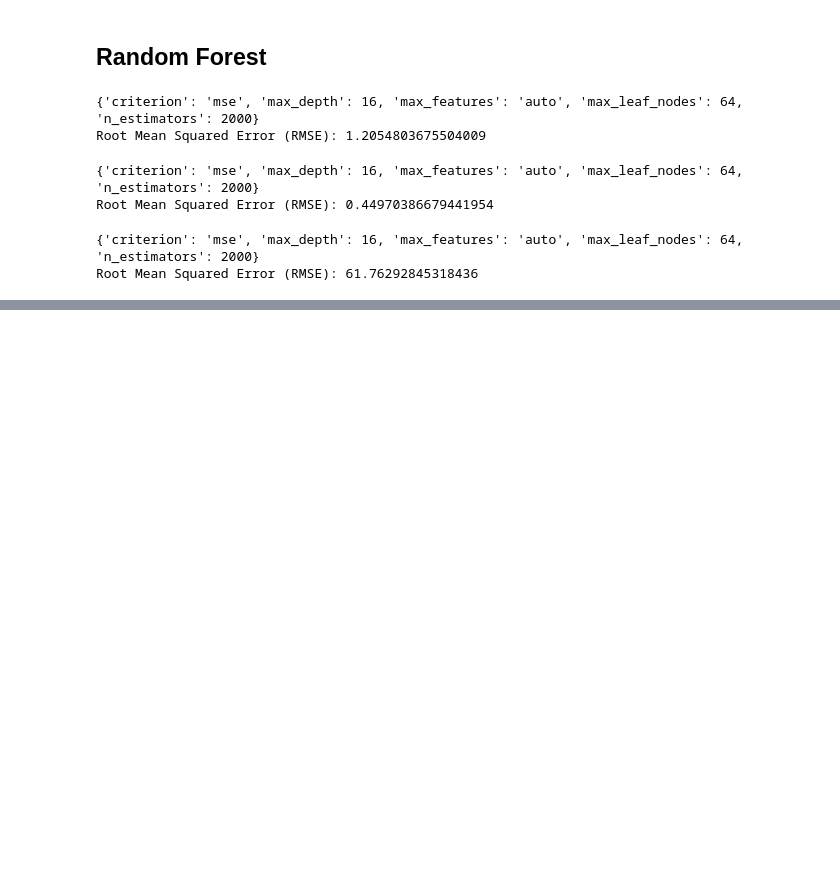
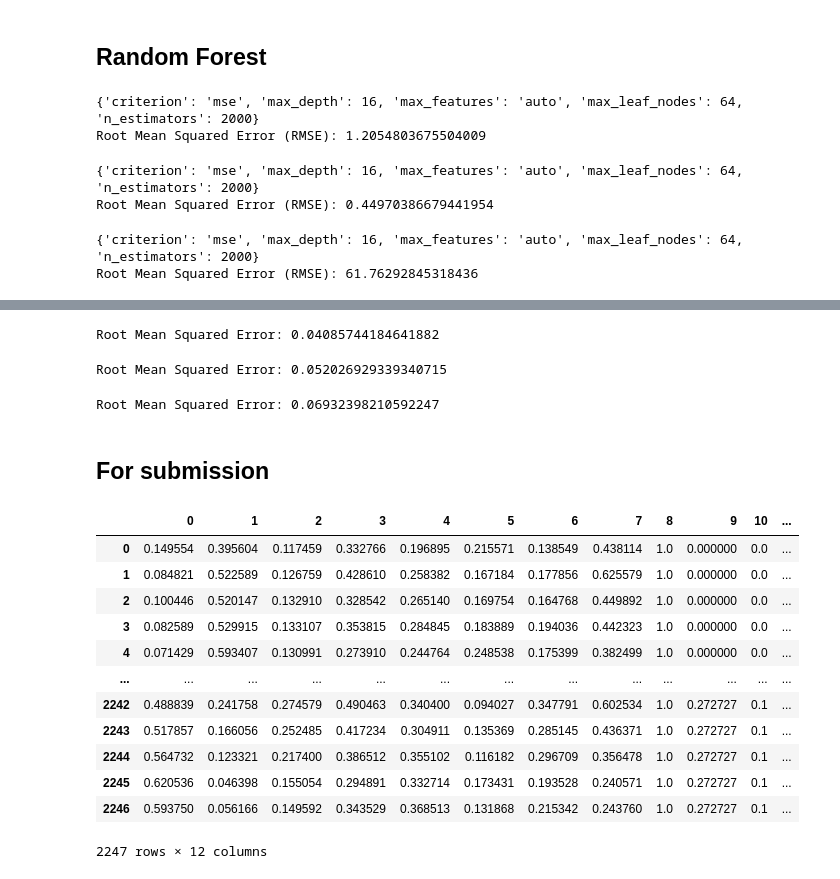
Before and after one commit to leejaeka/kaggle-playground-series, a Jupyter notebook: July-2021/notebook/exploration1.ipynb, the cells around one changed output, grey strips where cells are left out. Drawn from its saved outputs; the diff is of its cells as text; code cells hidden in the pictures; blank space fills up the shorter version.

Commit message:
linear SVM seem to not work too well

```diff
--- a/July-2021/notebook/exploration1.ipynb
+++ b/July-2021/notebook/exploration1.ipynb
@@ -181,0 +192,23 @@ submission.to_csv('../submission.csv', index=False)
+# %%
+# df.date_time = pd.to_datetime(df.date_time)
+# df['year'] = pd.DatetimeIndex(df['date_time']).year
+# df['month'] = pd.DatetimeIndex(df['date_time']).month
+# df['day'] = pd.DatetimeIndex(df['date_time']).day
+# df['hour'] = pd.DatetimeIndex(df['date_time']).hour
+min_max_scaler_benzene = preprocessing.MinMaxScaler()
+min_max_scaler_carbon = preprocessing.MinMaxScaler()
+min_max_scaler_nitrogen = preprocessing.MinMaxScaler()
+benzene = pd.Series(min_max_scaler_benzene.fit_transform(pd.DataFrame(df.target_benzene))[:,0])
+carbon = pd.Series(min_max_scaler_carbon.fit_transform(pd.DataFrame(df.target_carbon_monoxide))[:,0])
+nitrogen = pd.Series(min_max_scaler_nitrogen.fit_transform(pd.DataFrame(df.target_nitrogen_oxides))[:,0])
+
+X = df.drop(['target_benzene', 'target_carbon_monoxide', 'target_nitrogen_oxides'], axis=1)
+min_max_scaler1 = preprocessing.MinMaxScaler()
+X = pd.DataFrame(min_max_scaler1.fit_transform(X))
+X_train, X_test, y_train, y_test = train_test_split(X, benzene, test_size=0.1, random_state=27)
+
+# min_max_scaler1 = preprocessing.MinMaxScaler()
+# X_train = pd.DataFrame(min_max_scaler1.fit_transform(X_train))
+# X_test = pd.DataFrame(min_max_scaler1.fit_transform(X_test))
+# y_train = min_max_scaler1.fit_transform(pd.DataFrame(y_train))[:,0]
+# y_test = min_max_scaler1.fit_transform(pd.DataFrame(y_test))[:,0]
@@ -181,0 +228,52 @@ submission.to_csv('../submission.csv', index=False)
+# %%
+svm_lin_reg1 = SVR(kernel="linear", C=100, epsilon=0.1)
+svm_lin_reg1.fit(X_train, y_train)
+y_pred1 = svm_lin_reg1.predict(X_test)
+print('Root Mean Squared Error:', np.sqrt(metrics.mean_squared_error(y_test, y_pred1)))
+# %% [output]
+Root Mean Squared Error: 0.04085744184641882
+# %%
+X_train, X_test, y_train, y_test = train_test_split(X, carbon, test_size=0.1, random_state=27)
+
+svm_lin_reg2 = SVR(kernel="linear", C=100, epsilon=0.1)
+svm_lin_reg2.fit(X_train, y_train)
+y_pred2 = svm_lin_reg2.predict(X_test)
+print('Root Mean Squared Error:', np.sqrt(metrics.mean_squared_error(y_test, y_pred2)))
+# %% [output]
+Root Mean Squared Error: 0.052026929339340715
+# %%
+X_train, X_test, y_train, y_test = train_test_split(X, nitrogen, test_size=0.1, random_state=27)
+
+svm_lin_reg3 = SVR(kernel="linear", C=100, epsilon=0.1)
+svm_lin_reg3.fit(X_train, y_train)
+y_pred3 = svm_lin_reg3.predict(X_test)
+print('Root Mean Squared Error:', np.sqrt(metrics.mean_squared_error(y_test, y_pred3)))
+# %% [output]
+Root Mean Squared Error: 0.06932398210592247
+# %% [markdown]
+## For submission
+# %%
+test = pd.read_csv('../data/test.csv')
+test.date_time = pd.to_datetime(test.date_time)
+test['year'] = pd.DatetimeIndex(test['date_time']).year
+test['month'] = pd.DatetimeIndex(test['date_time']).month
+test['day'] = pd.DatetimeIndex(test['date_time']).day
+test['hour'] = pd.DatetimeIndex(test['date_time']).hour
+test = test.drop('date_time', axis=1)
+
+test1 = pd.DataFrame(min_max_scaler1.transform(test))
+test1
+# %% [output]
+|  | 0 | 1 | 2 | 3 | 4 | 5 | 6 | 7 | 8 | 9 | 10 | ... |
+| 0 | 0.149554 | 0.395604 | 0.117459 | 0.332766 | 0.196895 | 0.215571 | 0.138549 | 0.438114 | 1.0 | 0.000000 | 0.0 | ... |
+| 1 | 0.084821 | 0.522589 | 0.126759 | 0.428610 | 0.258382 | 0.167184 | 0.177856 | 0.625579 | 1.0 | 0.000000 | 0.0 | ... |
+| 2 | 0.100446 | 0.520147 | 0.132910 | 0.328542 | 0.265140 | 0.169754 | 0.164768 | 0.449892 | 1.0 | 0.000000 | 0.0 | ... |
+| 3 | 0.082589 | 0.529915 | 0.133107 | 0.353815 | 0.284845 | 0.183889 | 0.194036 | 0.442323 | 1.0 | 0.000000 | 0.0 | ... |
+| 4 | 0.071429 | 0.593407 | 0.130991 | 0.273910 | 0.244764 | 0.248538 | 0.175399 | 0.382499 | 1.0 | 0.000000 | 0.0 | ... |
+| ... | ... | ... | ... | ... | ... | ... | ... | ... | ... | ... | ... | ... |
+| 2242 | 0.488839 | 0.241758 | 0.274579 | 0.490463 | 0.340400 | 0.094027 | 0.347791 | 0.602534 | 1.0 | 0.272727 | 0.1 | ... |
+| 2243 | 0.517857 | 0.166056 | 0.252485 | 0.417234 | 0.304911 | 0.135369 | 0.285145 | 0.436371 | 1.0 | 0.272727 | 0.1 | ... |
+| 2244 | 0.564732 | 0.123321 | 0.217400 | 0.386512 | 0.355102 | 0.116182 | 0.296709 | 0.356478 | 1.0 | 0.272727 | 0.1 | ... |
+| 2245 | 0.620536 | 0.046398 | 0.155054 | 0.294891 | 0.332714 | 0.173431 | 0.193528 | 0.240571 | 1.0 | 0.272727 | 0.1 | ... |
+| 2246 | 0.593750 | 0.056166 | 0.149592 | 0.343529 | 0.368513 | 0.131868 | 0.215342 | 0.243760 | 1.0 | 0.272727 | 0.1 | ... |
+2247 rows × 12 columns
```
Also changed, not shown: parts of 12 cells of this notebook, 1 other file.
